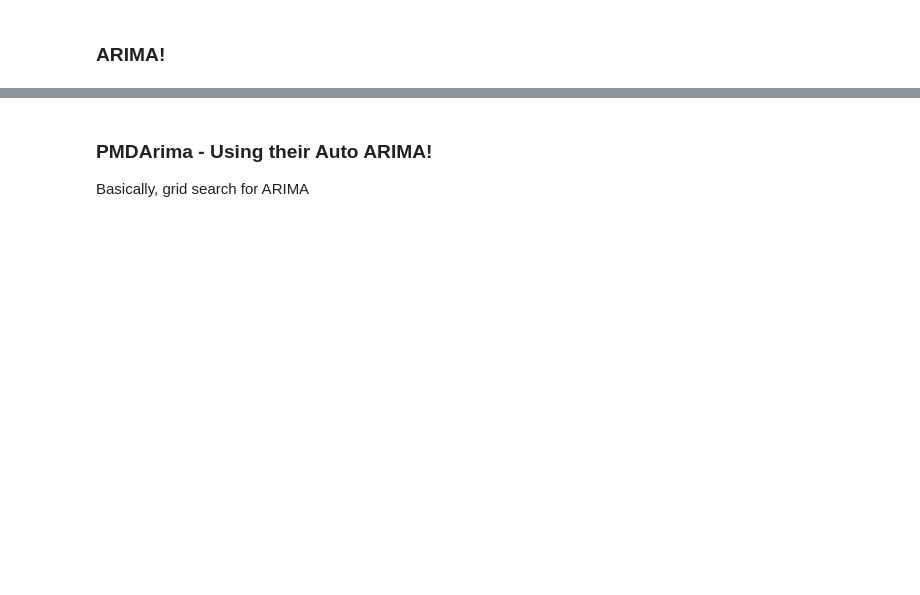
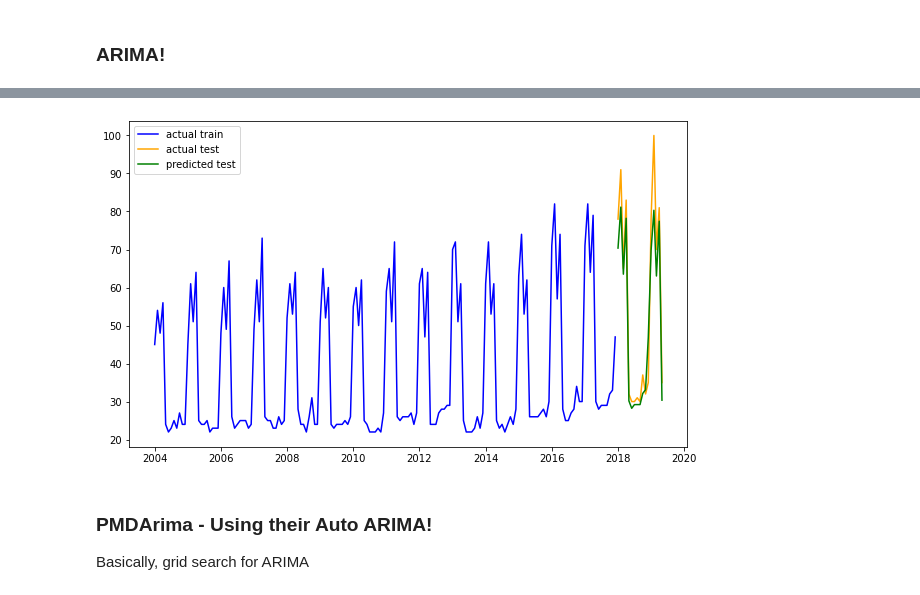
Before and after one commit to garrettwilliams90/DSLE-083021-TimeSeriesReview, a Jupyter notebook: TS-Review.ipynb, the cells around one changed output, grey strips where cells are left out. Saved outputs shown, nothing was run; the diff lists cells and outputs as text; code cells hidden in the pictures; blank space fills up the shorter version.

```diff
--- a/TS-Review.ipynb
+++ b/TS-Review.ipynb
@@ -445,0 +799,10 @@ Thoughts?
+# %%
+# Fit an ARMA model - what should our parameters be?
+
+seas_arima = ARIMA(df_taxes.loc[df_taxes.future == 0]['counts'],
+                   seasonal_order = (1,0,0,12))
+                                    #P,D,Q,number of periods in our season
+res_sarima = seas_arima.fit()
+
+# Print out summary information on the fit
+print(res_sarima.summary())
@@ -446,3 +827,12 @@ Thoughts?
+# %%
+# Visualize it!
+plt.figure(figsize=(10,6))
+plt.plot(df_taxes.loc[df_taxes.future == 0, 'counts'], color='blue', label='actual train')
+plt.plot(df_taxes.loc[df_taxes.future == 1, 'counts'], color='orange', label='actual test')
+plt.plot(res_sarima.forecast(steps=len(y_test)), color='green', label='predicted test')
+plt.legend();
+# %% [output]
+[figure, added]
 # %% [markdown]
 ### PMDArima - Using their Auto ARIMA!
 
```
Also changed, not shown: parts of 84 cells of this notebook.
